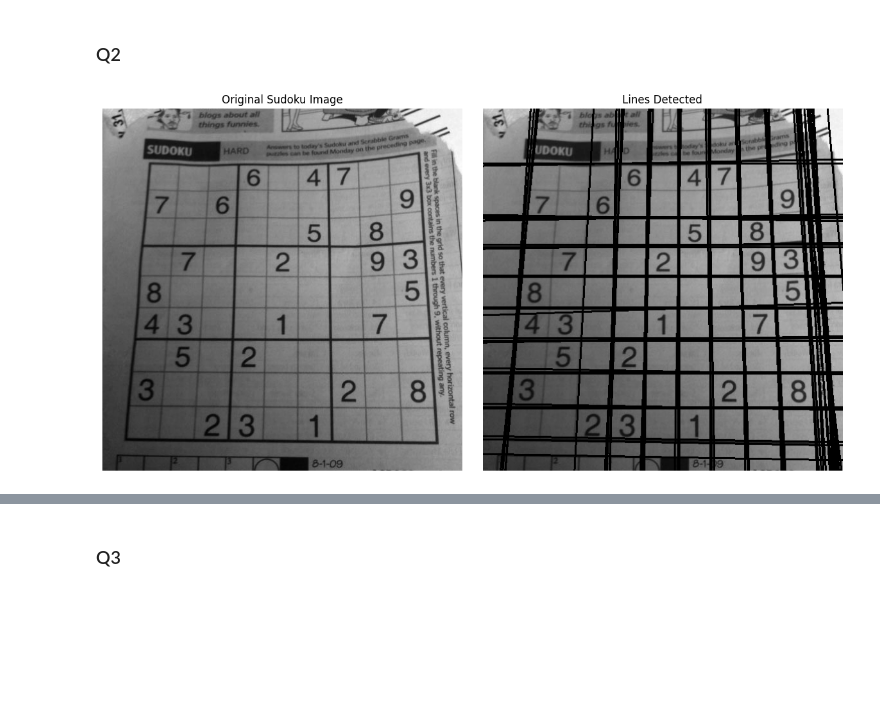
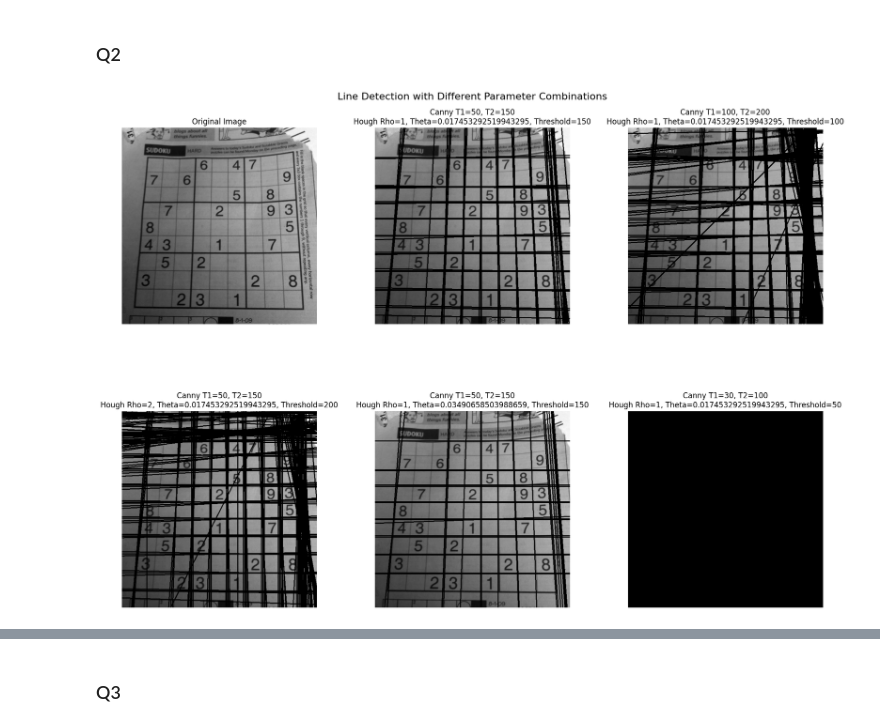
Before and after one commit to CS7-404-DIP-M24/a4-harshvardhan-pandey, a Jupyter notebook: main.ipynb, the cells around one changed output, grey strips where cells are left out. Drawn from its saved outputs; the diff is of its cells as text; code cells hidden in the pictures; blank space fills up the shorter version.

```diff
--- a/main.ipynb
+++ b/main.ipynb
@@ -30,6 +31,7 @@ for i in range(len(images)):
     plt.imshow(images[i], cmap='gray')
     plt.title(titles[i])
     plt.axis('off')
+    cv2.imwrite(f"dest/hands_{titles[i]}.png".replace(" ", "_"), images[i])
 plt.tight_layout()
 plt.show()
 # %% [output]
@@ -39,47 +41,65 @@ Otsu Thresholding works well when the image has a clean bimodal distribution, bu
 # %% [markdown]
 ### Q2
 # %%
-def detect_lines(image: np.ndarray) -> np.ndarray:
+def detect_lines(image: np.ndarray, canny_threshold1=50, canny_threshold2=150, hough_rho=1, hough_theta=np.pi/180, hough_threshold=150) -> np.ndarray:
+    # Apply Canny edge detection with adjustable thresholds
+    edges = cv2.Canny(image, canny_threshold1, canny_threshold2, apertureSize=3)
 
-    edges = cv2.Canny(image, 50, 150, apertureSize=3)
-
-    # Detect lines using Hough Line Transform
-    lines = cv2.HoughLines(edges, 1, np.pi / 180, 150)
+    # Detect lines using Hough Line Transform with adjustable parameters
+    lines = cv2.HoughLines(edges, hough_rho, hough_theta, hough_threshold)
 
     # Draw the lines on the original image
     output_image = image.copy()
     if lines is not None:
         for line in lines:
             rho, theta = line[0]
             a = np.cos(theta)
             b = np.sin(theta)
             x0 = a * rho
             y0 = b * rho
             x1 = int(x0 + 1000 * (-b))
             y1 = int(y0 + 1000 * a)
             x2 = int(x0 - 1000 * (-b))
             y2 = int(y0 - 1000 * a)
             cv2.line(output_image, (x1, y1), (x2, y2), (0, 255, 0), 2)
 
-
     return output_image
 
+# Load the image
 sudoku = cv2.imread("src/sudoku.png", cv2.IMREAD_GRAYSCALE)
-lines_detected = detect_lines(sudoku)
 
-plt.figure(figsize=(12, 6))
+# Define a list of parameter combinations to experiment with
+param_combinations = [
+    (50, 150, 1, np.pi/180, 150),  # Default values
+    (100, 200, 1, np.pi/180, 100), # Higher canny thresholds, lower hough threshold
+    (50, 150, 2, np.pi/180, 200),  # Wider rho, higher hough threshold
+    (50, 150, 1, np.pi/90, 150),   # Change theta for larger angles
+    (30, 100, 1, np.pi/180, 50)    # Lower canny thresholds, lower hough threshold
+]
 
-plt.subplot(1, 2, 1)
+# Create a figure to display the results
+plt.figure(figsize=(16, 12))
+
+plt.subplot(2, 3, 1)
 plt.imshow(sudoku, cmap="gray")
-plt.title("Original Sudoku Image")
+plt.title("Original Image")
 plt.axis("off")
 
-plt.subplot(1, 2, 2)
-plt.imshow(lines_detected, cmap="gray")
-plt.title("Lines Detected")
-plt.axis("off")
+# Iterate over each combination of parameters and display results
+for i, params in enumerate(param_combinations, 1):
+    canny_threshold1, canny_threshold2, hough_rho, hough_theta, hough_threshold = params
+    lines_detected = detect_lines(sudoku, canny_threshold1, canny_threshold2, hough_rho, hough_theta, hough_threshold)
+    file_name = f"sudoku_{canny_threshold1}_{canny_threshold2}_{hough_rho}_{hough_theta}_{hough_threshold}"
+    cv2.imwrite(f"dest/{file_name}.png", lines_detected)
 
+    plt.subplot(2, 3, i+1)  # Display the results in a 2x3 grid
+    plt.imshow(lines_detected, cmap="gray")
+    plt.title(f"Canny T1={canny_threshold1}, T2={canny_threshold2}\nHough Rho={hough_rho}, Theta={hough_theta}, Threshold={hough_threshold}")
+    plt.axis("off")
+
+plt.suptitle("Line Detection with Different Parameter Combinations", fontsize=16)
 plt.tight_layout()
+plt.subplots_adjust(top=0.92, hspace=0.4, wspace=0.3)  # Adjust spacing between subplots
 plt.show()
 # %% [output]
-[figure, old version]
+[figure, new version]
```
Also changed, not shown: parts of 7 cells of this notebook, 19 other files.
